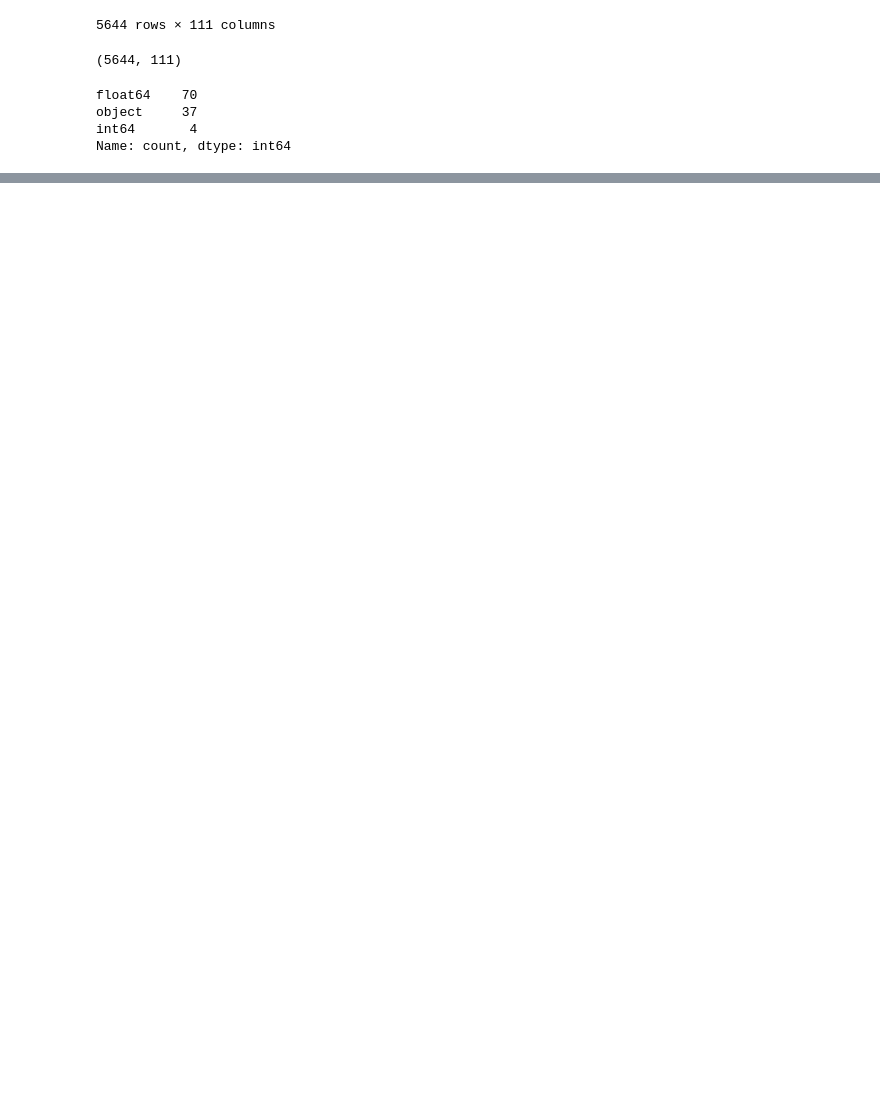
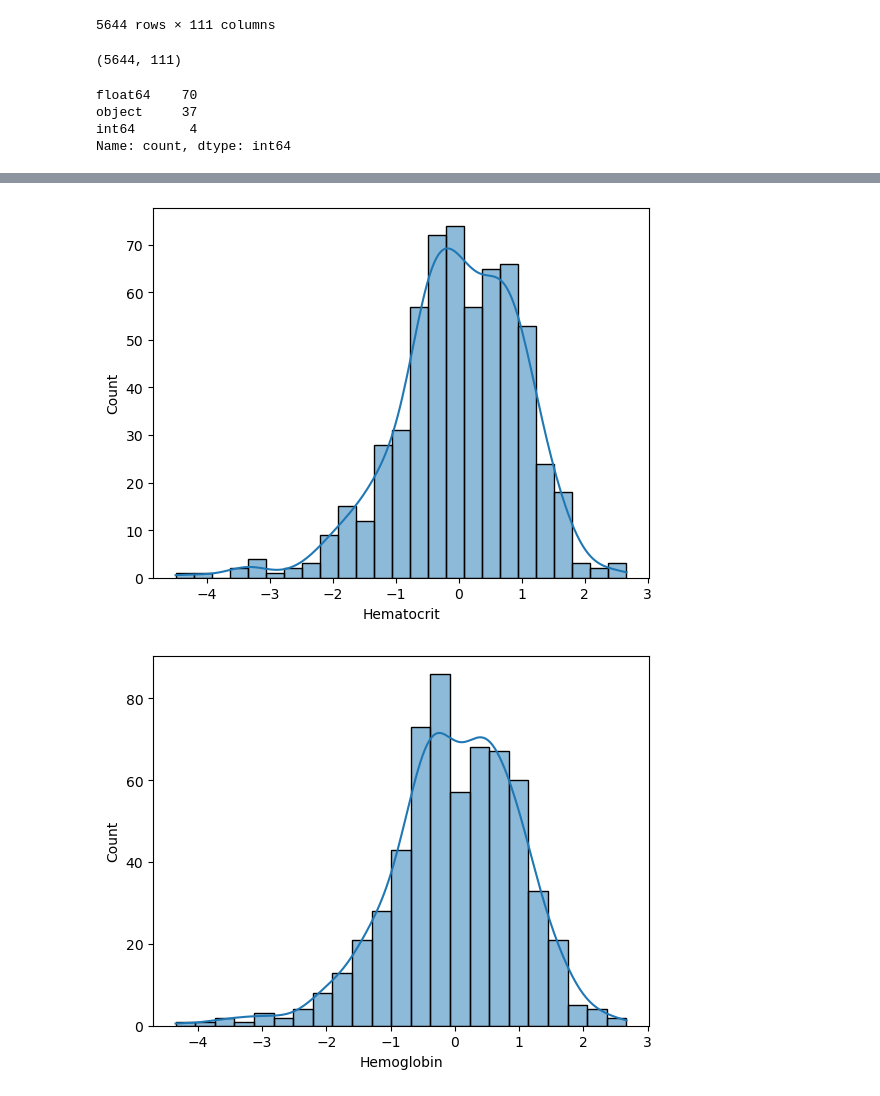
Before and after one commit to verlinfataki3-spec/Covid-19, a Jupyter notebook: covid.ipynb, the cells around one changed output, grey strips where cells are left out. Cells and saved outputs as stored; diff of their text form; code cells hidden in the pictures; blank space fills up the shorter version.

```diff
--- a/covid.ipynb
+++ b/covid.ipynb
@@ -53,0 +163,3 @@ Name: count, dtype: int64
+# %%
+# Supprimer la colonne 'Patient ID'
+df = df.drop('Patient ID', axis=1)
@@ -53,0 +196,3 @@ Name: count, dtype: int64
+# %%
+for col in df.select_dtypes('float'):
+    print(col)
@@ -53,0 +214,7 @@ Name: count, dtype: int64
+# %%
+for col in df.select_dtypes('float'):
+    plt.figure()
+    sns.histplot(df[col], kde=True)
+# %% [output]
+[figure, added]
+[figure, added]
```
Also changed, not shown: parts of 24 cells of this notebook.
